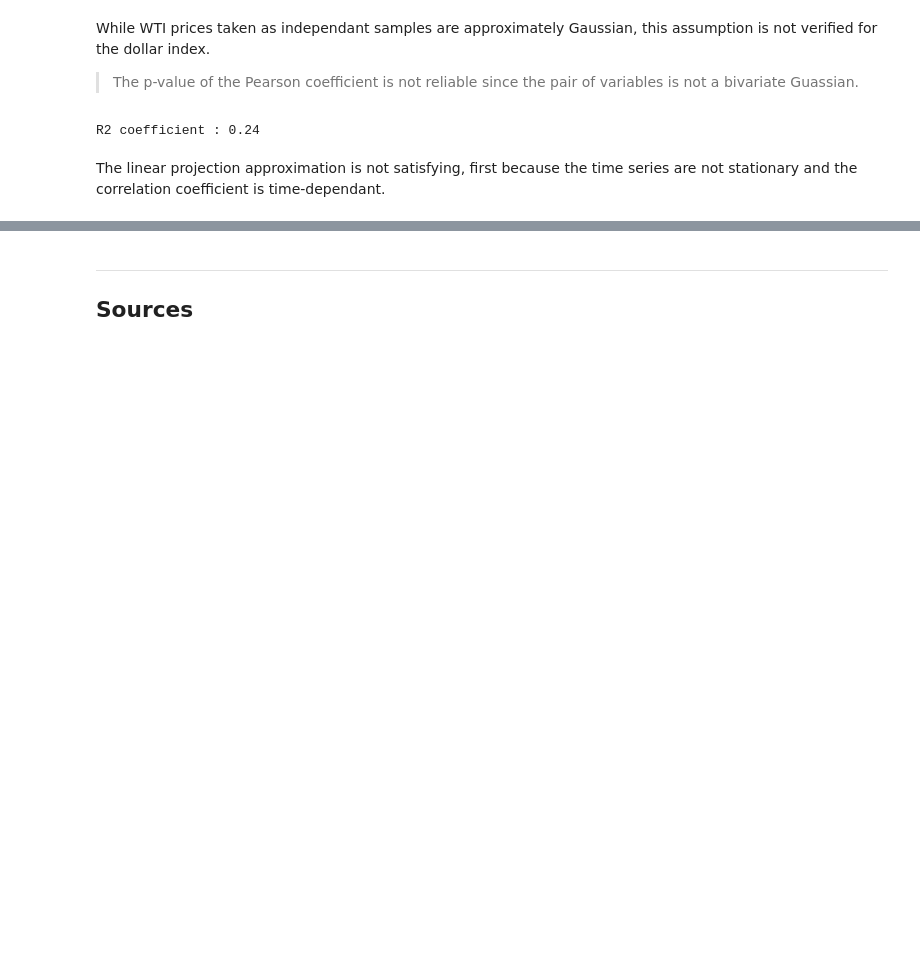
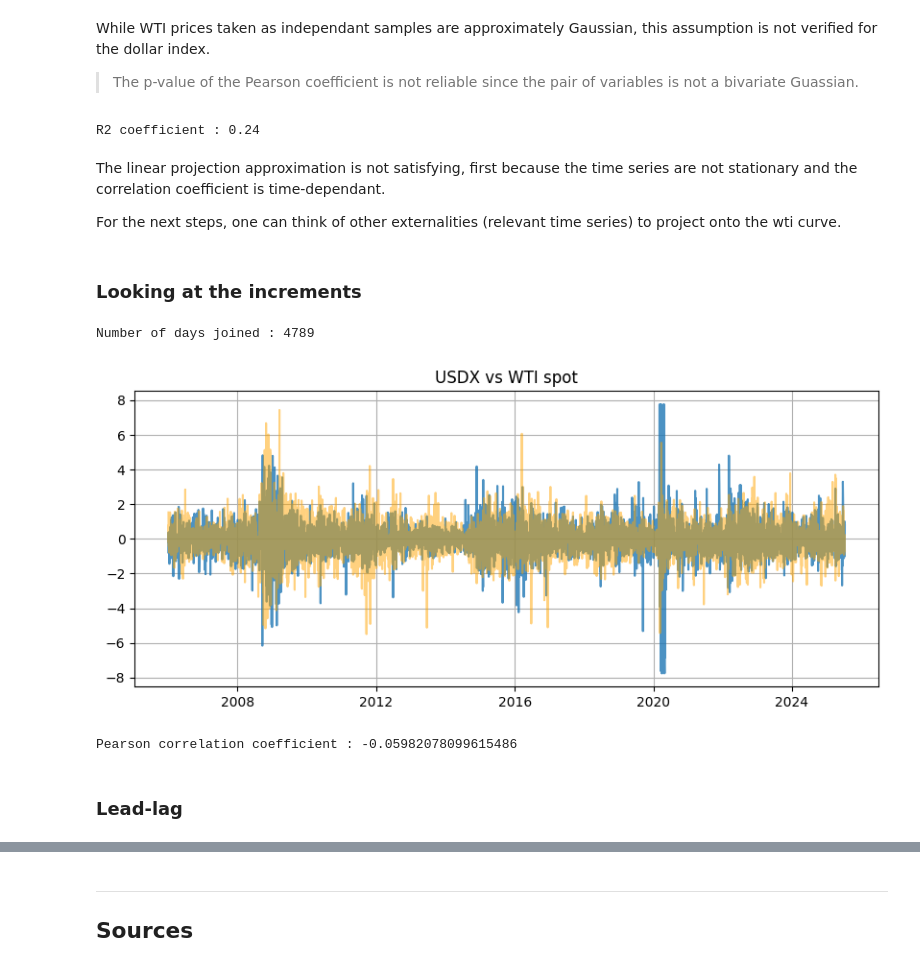
Before and after one commit to chataignault/irbackend, a Jupyter notebook: notebooks/WTI_DXY_correlation.ipynb, the cells around one changed output, grey strips where cells are left out. Drawn from its saved outputs; the diff is of its cells as text; code cells hidden in the pictures; blank space fills up the shorter version.

```diff
--- a/notebooks/WTI_DXY_correlation.ipynb
+++ b/notebooks/WTI_DXY_correlation.ipynb
@@ -271,4 +274,63 @@ print("R2 coefficient :", np.round(r2, decimals=2))
 # %% [output]
 R2 coefficient : 0.24
-# %% [markdown]
-The linear projection approximation is not satisfying, first because the time series are not stationary and the correlation coefficient is time-dependant.
+# %% [markdown]
+The linear projection approximation is not satisfying, first because the time series are not stationary and the correlation coefficient is time-dependant.
+
+For the next steps, one can think of other externalities (relevant time series) to project onto the wti curve.
+# %% [markdown]
+### Looking at the increments
+# %%
+EPS = .1
+
+df_increments = df.with_columns(
+    pl.exclude("date").clip(lower_bound=EPS).log().diff()
+).drop_nulls()
+
+
+print(f"Number of days joined : {df_increments.select(pl.len()).collect().item()}")
+
+df_p = df_increments.collect().to_pandas().set_index("date")
+
+df_no_nans = df_increments.drop_nulls()
+
+wti_np = df_no_nans.select(pl.col("WTI spot")).collect().to_numpy().T[0]
+usdx_np = df_no_nans.select(pl.col("USDX")).collect().to_numpy().T[0]
+
+wti_unit = (wti_np - np.mean(wti_np)) / np.std(wti_np)
+usdx_unit = (usdx_np - np.mean(usdx_np)) / np.std(usdx_np)
+
+wti_unit = np.clip(wti_unit, -2., 2.)
+
+wti_unit = (wti_unit - np.mean(wti_unit)) / np.std(wti_unit)
+# %% [output]
+Number of days joined : 4789
+# %%
+
+_, ax = plt.subplots(figsize=(10, 4))
+# ax_twin = ax.twinx()
+
+datex = df_no_nans.select(pl.col("date")).collect().to_numpy().T[0]
+ax.plot(datex, wti_unit, alpha=.8)
+ax.plot(datex, usdx_unit, c="orange", alpha=.5)
+# df_p["WTI spot"].plot(ax=ax, ylabel="USD")
+# df_p["USDX"].plot(ax=ax_twin, c="orange", grid=True, alpha=.5, legend=True)
+ax.grid()
+_ = ax.set_title("USDX vs WTI spot")
+# %% [output]
+[figure, added]
+# %%
+print(
+    f"Pearson correlation coefficient : {
+df_no_nans.select(
+    pl.corr(
+        pl.col("WTI spot"),
+        pl.col("USDX"),
+        method="pearson"
+    )
+).collect().item()
+}"
+)
+# %% [output]
+Pearson correlation coefficient : -0.05982078099615486
+# %% [markdown]
+### Lead-lag
```
Also changed, not shown: parts of 14 cells of this notebook, 2 other files.
